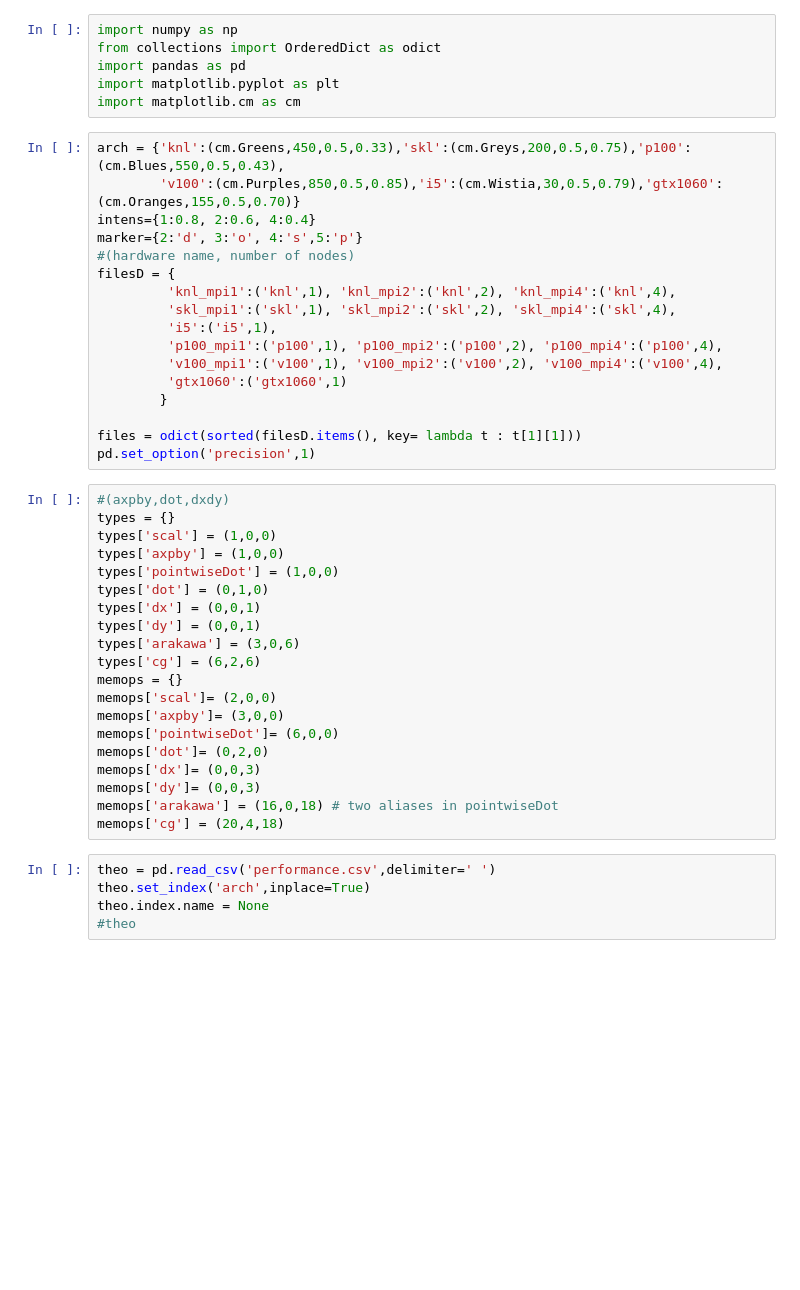
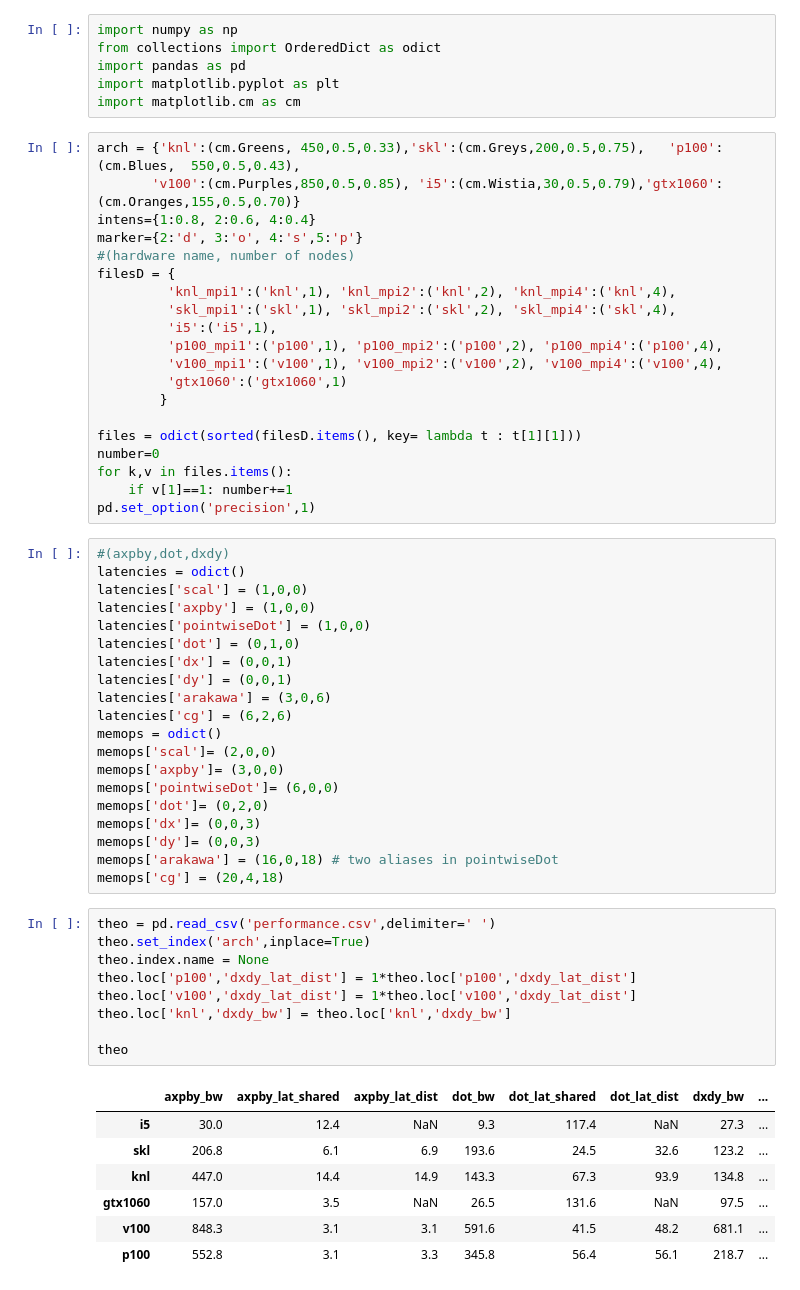
Before and after one commit to mwiesenberger/performance, a Jupyter notebook: prediction.ipynb, the cells around one changed output. Saved outputs shown, nothing was run; the diff lists cells and outputs as text; blank space fills up the shorter version.

```diff
--- a/prediction.ipynb
+++ b/prediction.ipynb
@@ -5,8 +5,8 @@ import pandas as pd
 import matplotlib.pyplot as plt
 import matplotlib.cm as cm
 # %%
-arch = {'knl':(cm.Greens,450,0.5,0.33),'skl':(cm.Greys,200,0.5,0.75),'p100':(cm.Blues,550,0.5,0.43),
-        'v100':(cm.Purples,850,0.5,0.85),'i5':(cm.Wistia,30,0.5,0.79),'gtx1060':(cm.Oranges,155,0.5,0.70)}
+arch = {'knl':(cm.Greens, 450,0.5,0.33),'skl':(cm.Greys,200,0.5,0.75),   'p100':(cm.Blues,  550,0.5,0.43),
+       'v100':(cm.Purples,850,0.5,0.85), 'i5':(cm.Wistia,30,0.5,0.79),'gtx1060':(cm.Oranges,155,0.5,0.70)}
 intens={1:0.8, 2:0.6, 4:0.4}
 marker={2:'d', 3:'o', 4:'s',5:'p'}
 #(hardware name, number of nodes)
@@ -20,19 +20,22 @@ filesD = {
         }
 
 files = odict(sorted(filesD.items(), key= lambda t : t[1][1]))
+number=0
+for k,v in files.items():
+    if v[1]==1: number+=1
 pd.set_option('precision',1)
 # %%
 #(axpby,dot,dxdy)
-types = {}
-types['scal'] = (1,0,0)
-types['axpby'] = (1,0,0)
-types['pointwiseDot'] = (1,0,0)
-types['dot'] = (0,1,0)
-types['dx'] = (0,0,1)
-types['dy'] = (0,0,1)
-types['arakawa'] = (3,0,6)
-types['cg'] = (6,2,6)
-memops = {}
+latencies = odict()
+latencies['scal'] = (1,0,0)
+latencies['axpby'] = (1,0,0)
+latencies['pointwiseDot'] = (1,0,0)
+latencies['dot'] = (0,1,0)
+latencies['dx'] = (0,0,1)
+latencies['dy'] = (0,0,1)
+latencies['arakawa'] = (3,0,6)
+latencies['cg'] = (6,2,6)
+memops = odict()
 memops['scal']= (2,0,0)
 memops['axpby']= (3,0,0)
 memops['pointwiseDot']= (6,0,0)
@@ -44,6 +47,18 @@ memops['cg'] = (20,4,18)
 # %%
 theo = pd.read_csv('performance.csv',delimiter=' ')
 theo.set_index('arch',inplace=True)
 theo.index.name = None
-#theo
+theo.loc['p100','dxdy_lat_dist'] = 1*theo.loc['p100','dxdy_lat_dist']
+theo.loc['v100','dxdy_lat_dist'] = 1*theo.loc['v100','dxdy_lat_dist']
+theo.loc['knl','dxdy_bw'] = theo.loc['knl','dxdy_bw']
+
+theo
+# %% [output]
+|  | axpby_bw | axpby_lat_shared | axpby_lat_dist | dot_bw | dot_lat_shared | dot_lat_dist | dxdy_bw | ... |
+| i5 | 30.0 | 12.4 | NaN | 9.3 | 117.4 | NaN | 27.3 | ... |
+| skl | 206.8 | 6.1 | 6.9 | 193.6 | 24.5 | 32.6 | 123.2 | ... |
+| knl | 447.0 | 14.4 | 14.9 | 143.3 | 67.3 | 93.9 | 134.8 | ... |
+| gtx1060 | 157.0 | 3.5 | NaN | 26.5 | 131.6 | NaN | 97.5 | ... |
+| v100 | 848.3 | 3.1 | 3.1 | 591.6 | 41.5 | 48.2 | 681.1 | ... |
+| p100 | 552.8 | 3.1 | 3.3 | 345.8 | 56.4 | 56.1 | 218.7 | ... |
 # %%
```
Also changed, not shown: parts of 2 cells of this notebook, 2 other files.
